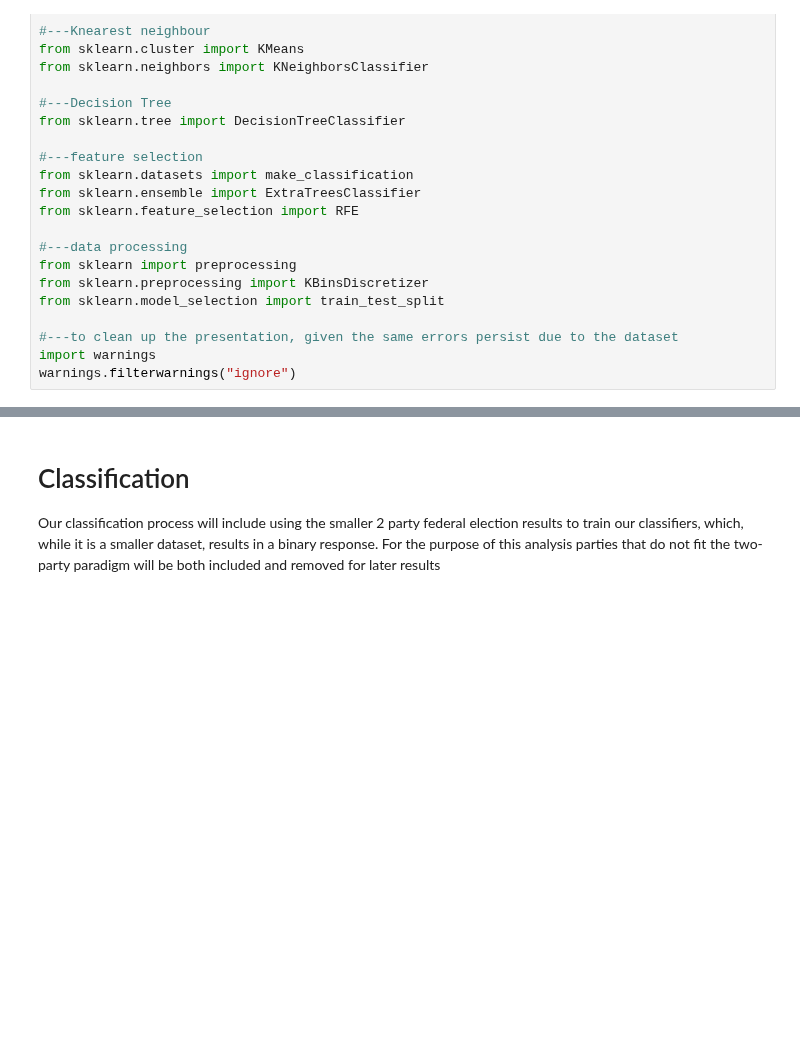
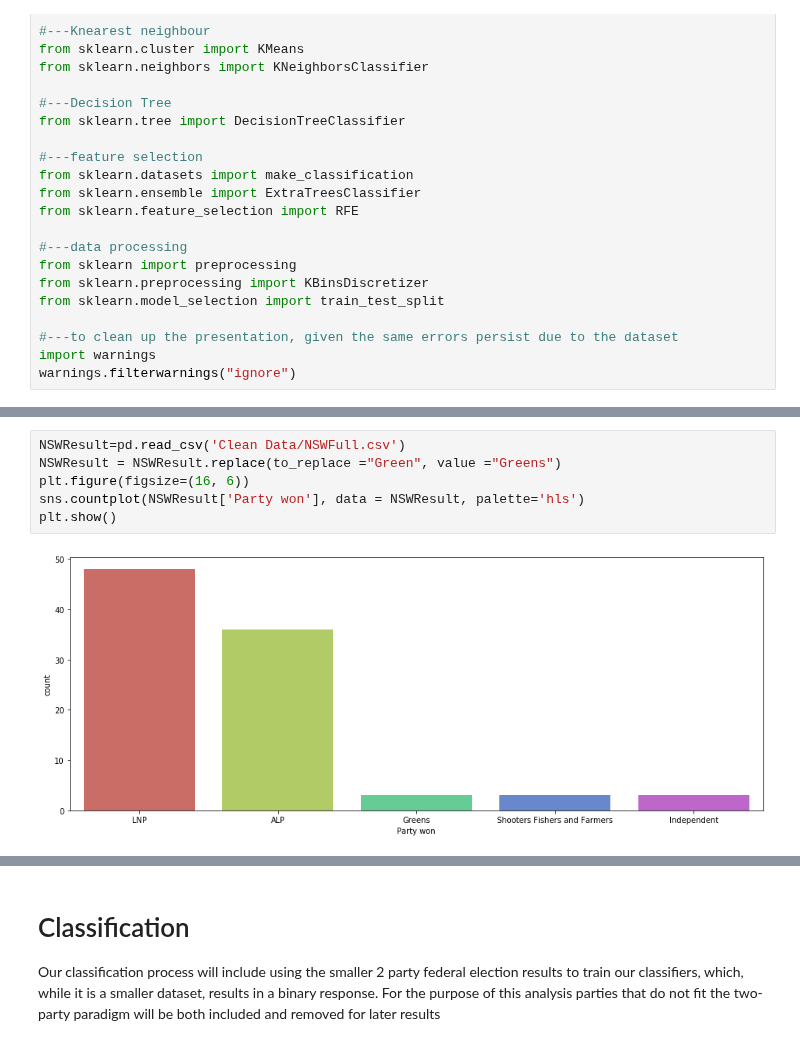
Before and after one commit to garyliu427/data-science-project-2019, a Jupyter notebook: Final_Report.ipynb, the cells around one changed output, grey strips where cells are left out. Saved outputs shown, nothing was run; the diff lists cells and outputs as text; blank space fills up the shorter version.

```diff
--- a/Final_Report.ipynb
+++ b/Final_Report.ipynb
@@ -98,0 +100,8 @@ warnings.filterwarnings("ignore")
+# %%
+NSWResult=pd.read_csv('Clean Data/NSWFull.csv')
+NSWResult = NSWResult.replace(to_replace ="Green", value ="Greens")
+plt.figure(figsize=(16, 6))
+sns.countplot(NSWResult['Party won'], data = NSWResult, palette='hls')
+plt.show()
+# %% [output]
+[figure, added]
```
Also changed, not shown: parts of 24 cells of this notebook.
